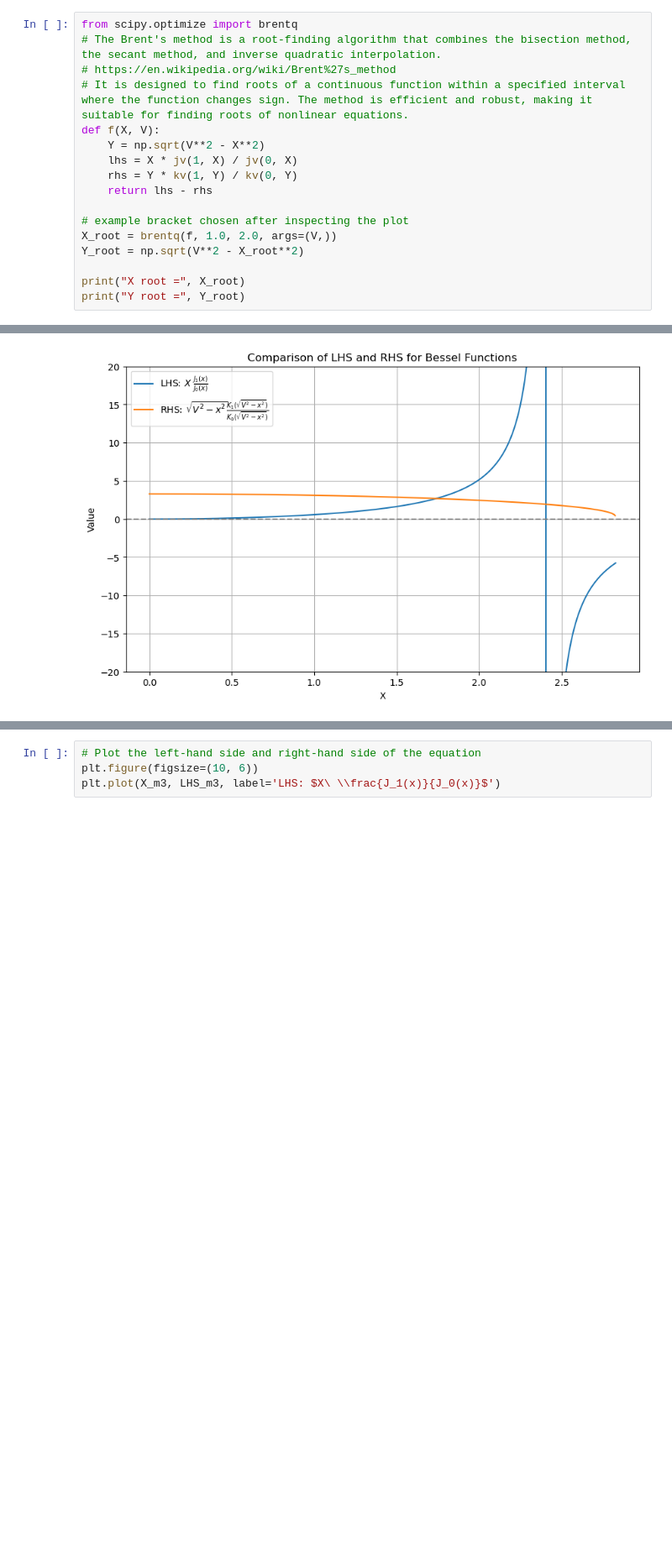
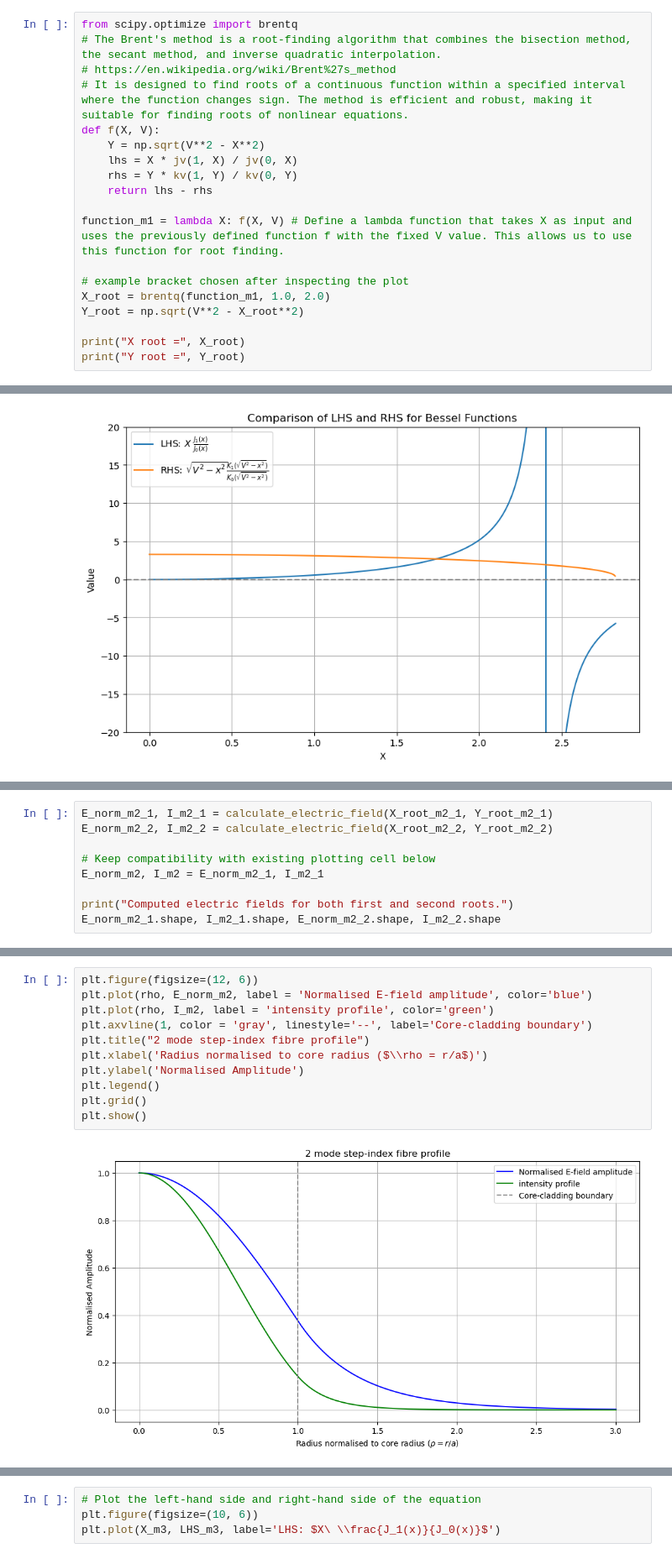
Before and after one commit to TongyueLiu/OH-Suppression-MRes-Project, a Jupyter notebook: Calculating Electric Field Properties.ipynb, the cells around one changed output, grey strips where cells are left out. Shown at 84% size. Saved outputs shown, nothing was run; the diff lists cells and outputs as text; blank space fills up the shorter version.

```diff
--- a/Calculating Electric Field Properties.ipynb
+++ b/Calculating Electric Field Properties.ipynb
@@ -130,8 +130,10 @@ def f(X, V):
     rhs = Y * kv(1, Y) / kv(0, Y)
     return lhs - rhs
 
+function_m1 = lambda X: f(X, V) # Define a lambda function that takes X as input and uses the previously defined function f with the fixed V value. This allows us to use this function for root finding.
+
 # example bracket chosen after inspecting the plot
-X_root = brentq(f, 1.0, 2.0, args=(V,))
+X_root = brentq(function_m1, 1.0, 2.0)
 Y_root = np.sqrt(V**2 - X_root**2)
 
 print("X root =", X_root)
@@ -434,0 +523,9 @@ plt.grid()
+# %%
+E_norm_m2_1, I_m2_1 = calculate_electric_field(X_root_m2_1, Y_root_m2_1)
+E_norm_m2_2, I_m2_2 = calculate_electric_field(X_root_m2_2, Y_root_m2_2)
+
+# Keep compatibility with existing plotting cell below
+E_norm_m2, I_m2 = E_norm_m2_1, I_m2_1
+
+print("Computed electric fields for both first and second roots.")
+E_norm_m2_1.shape, I_m2_1.shape, E_norm_m2_2.shape, I_m2_2.shape
@@ -435,3 +535,16 @@ plt.grid()
+# %%
+plt.figure(figsize=(12, 6))
+plt.plot(rho, E_norm_m2, label = 'Normalised E-field amplitude', color='blue')
+plt.plot(rho, I_m2, label = 'intensity profile', color='green')
+plt.axvline(1, color = 'gray', linestyle='--', label='Core-cladding boundary')
+plt.title("2 mode step-index fibre profile")
+plt.xlabel('Radius normalised to core radius ($\\rho = r/a$)')
+plt.ylabel('Normalised Amplitude')
+plt.legend()
+plt.grid()
+plt.show()
+# %% [output]
+[figure, added]
 # %%
 # Define the range of x values for plotting the Bessel functions
 X_m3 = np.linspace(0, V_m3, 1000)
```
Also changed, not shown: parts of 5 cells of this notebook.
